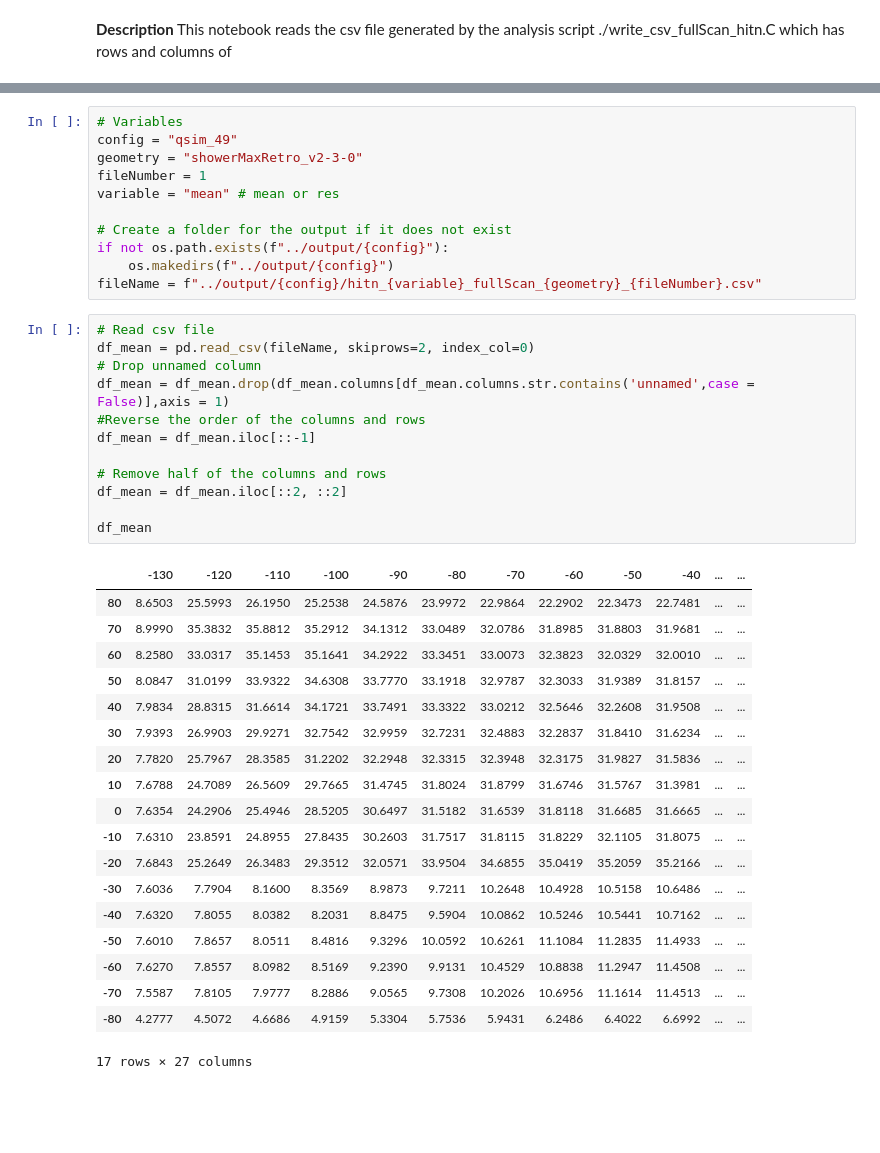
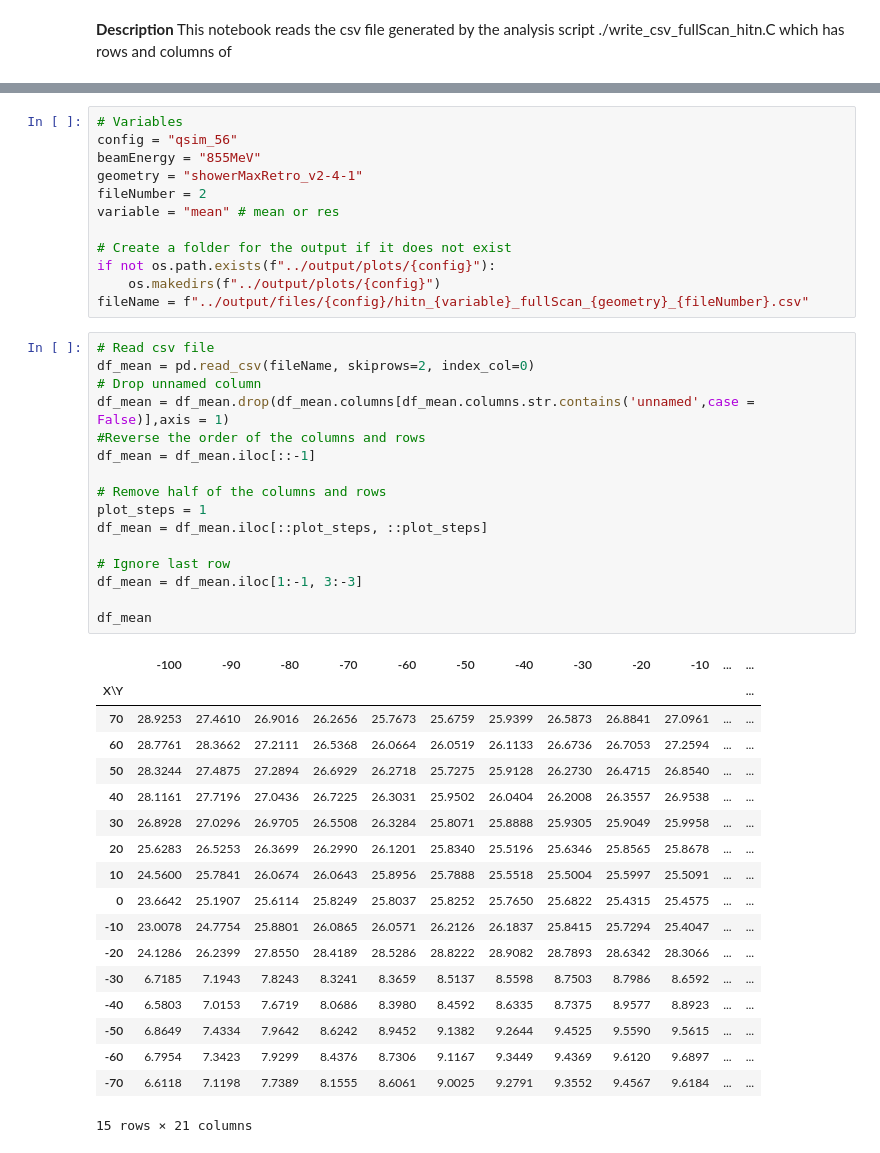
Before and after one commit to JeffersonLab/qsim-moller, a Jupyter notebook: analysis/plot_fullScan.ipynb, the cells around one changed output, grey strips where cells are left out. Saved outputs shown, nothing was run; the diff lists cells and outputs as text; blank space fills up the shorter version.

```diff
--- a/analysis/plot_fullScan.ipynb
+++ b/analysis/plot_fullScan.ipynb
@@ -12,43 +20,47 @@ import seaborn as sns
 # %%
 # Variables
-config = "qsim_49"
-geometry = "showerMaxRetro_v2-3-0"
-fileNumber = 1
+config = "qsim_56"
+beamEnergy = "855MeV"
+geometry = "showerMaxRetro_v2-4-1"
+fileNumber = 2
 variable = "mean" # mean or res
 
 # Create a folder for the output if it does not exist
-if not os.path.exists(f"../output/{config}"):
-    os.makedirs(f"../output/{config}")
-fileName = f"../output/{config}/hitn_{variable}_fullScan_{geometry}_{fileNumber}.csv"
+if not os.path.exists(f"../output/plots/{config}"):
+    os.makedirs(f"../output/plots/{config}")
+fileName = f"../output/files/{config}/hitn_{variable}_fullScan_{geometry}_{fileNumber}.csv"
 # %%
 # Read csv file
 df_mean = pd.read_csv(fileName, skiprows=2, index_col=0)
 # Drop unnamed column
 df_mean = df_mean.drop(df_mean.columns[df_mean.columns.str.contains('unnamed',case = False)],axis = 1)
 #Reverse the order of the columns and rows
 df_mean = df_mean.iloc[::-1]
 
 # Remove half of the columns and rows
-df_mean = df_mean.iloc[::2, ::2]
+plot_steps = 1
+df_mean = df_mean.iloc[::plot_steps, ::plot_steps]
+
+# Ignore last row
+df_mean = df_mean.iloc[1:-1, 3:-3]
 
 df_mean
 # %% [output]
-|  | -130 | -120 | -110 | -100 | -90 | -80 | -70 | -60 | -50 | -40 | ... | ... |
-| 80 | 8.6503 | 25.5993 | 26.1950 | 25.2538 | 24.5876 | 23.9972 | 22.9864 | 22.2902 | 22.3473 | 22.7481 | ... | ... |
-| 70 | 8.9990 | 35.3832 | 35.8812 | 35.2912 | 34.1312 | 33.0489 | 32.0786 | 31.8985 | 31.8803 | 31.9681 | ... | ... |
-| 60 | 8.2580 | 33.0317 | 35.1453 | 35.1641 | 34.2922 | 33.3451 | 33.0073 | 32.3823 | 32.0329 | 32.0010 | ... | ... |
-| 50 | 8.0847 | 31.0199 | 33.9322 | 34.6308 | 33.7770 | 33.1918 | 32.9787 | 32.3033 | 31.9389 | 31.8157 | ... | ... |
-| 40 | 7.9834 | 28.8315 | 31.6614 | 34.1721 | 33.7491 | 33.3322 | 33.0212 | 32.5646 | 32.2608 | 31.9508 | ... | ... |
-| 30 | 7.9393 | 26.9903 | 29.9271 | 32.7542 | 32.9959 | 32.7231 | 32.4883 | 32.2837 | 31.8410 | 31.6234 | ... | ... |
-| 20 | 7.7820 | 25.7967 | 28.3585 | 31.2202 | 32.2948 | 32.3315 | 32.3948 | 32.3175 | 31.9827 | 31.5836 | ... | ... |
-| 10 | 7.6788 | 24.7089 | 26.5609 | 29.7665 | 31.4745 | 31.8024 | 31.8799 | 31.6746 | 31.5767 | 31.3981 | ... | ... |
-| 0 | 7.6354 | 24.2906 | 25.4946 | 28.5205 | 30.6497 | 31.5182 | 31.6539 | 31.8118 | 31.6685 | 31.6665 | ... | ... |
-| -10 | 7.6310 | 23.8591 | 24.8955 | 27.8435 | 30.2603 | 31.7517 | 31.8115 | 31.8229 | 32.1105 | 31.8075 | ... | ... |
-| -20 | 7.6843 | 25.2649 | 26.3483 | 29.3512 | 32.0571 | 33.9504 | 34.6855 | 35.0419 | 35.2059 | 35.2166 | ... | ... |
-| -30 | 7.6036 | 7.7904 | 8.1600 | 8.3569 | 8.9873 | 9.7211 | 10.2648 | 10.4928 | 10.5158 | 10.6486 | ... | ... |
-| -40 | 7.6320 | 7.8055 | 8.0382 | 8.2031 | 8.8475 | 9.5904 | 10.0862 | 10.5246 | 10.5441 | 10.7162 | ... | ... |
-| -50 | 7.6010 | 7.8657 | 8.0511 | 8.4816 | 9.3296 | 10.0592 | 10.6261 | 11.1084 | 11.2835 | 11.4933 | ... | ... |
-| -60 | 7.6270 | 7.8557 | 8.0982 | 8.5169 | 9.2390 | 9.9131 | 10.4529 | 10.8838 | 11.2947 | 11.4508 | ... | ... |
-| -70 | 7.5587 | 7.8105 | 7.9777 | 8.2886 | 9.0565 | 9.7308 | 10.2026 | 10.6956 | 11.1614 | 11.4513 | ... | ... |
-| -80 | 4.2777 | 4.5072 | 4.6686 | 4.9159 | 5.3304 | 5.7536 | 5.9431 | 6.2486 | 6.4022 | 6.6992 | ... | ... |
+|  | -100 | -90 | -80 | -70 | -60 | -50 | -40 | -30 | -20 | -10 | ... | ... |
+| X\Y |  |  |  |  |  |  |  |  |  |  |  | ... |
+| 70 | 28.9253 | 27.4610 | 26.9016 | 26.2656 | 25.7673 | 25.6759 | 25.9399 | 26.5873 | 26.8841 | 27.0961 | ... | ... |
+| 60 | 28.7761 | 28.3662 | 27.2111 | 26.5368 | 26.0664 | 26.0519 | 26.1133 | 26.6736 | 26.7053 | 27.2594 | ... | ... |
+| 50 | 28.3244 | 27.4875 | 27.2894 | 26.6929 | 26.2718 | 25.7275 | 25.9128 | 26.2730 | 26.4715 | 26.8540 | ... | ... |
+| 40 | 28.1161 | 27.7196 | 27.0436 | 26.7225 | 26.3031 | 25.9502 | 26.0404 | 26.2008 | 26.3557 | 26.9538 | ... | ... |
+| 30 | 26.8928 | 27.0296 | 26.9705 | 26.5508 | 26.3284 | 25.8071 | 25.8888 | 25.9305 | 25.9049 | 25.9958 | ... | ... |
+| 20 | 25.6283 | 26.5253 | 26.3699 | 26.2990 | 26.1201 | 25.8340 | 25.5196 | 25.6346 | 25.8565 | 25.8678 | ... | ... |
+| 10 | 24.5600 | 25.7841 | 26.0674 | 26.0643 | 25.8956 | 25.7888 | 25.5518 | 25.5004 | 25.5997 | 25.5091 | ... | ... |
+| 0 | 23.6642 | 25.1907 | 25.6114 | 25.8249 | 25.8037 | 25.8252 | 25.7650 | 25.6822 | 25.4315 | 25.4575 | ... | ... |
+| -10 | 23.0078 | 24.7754 | 25.8801 | 26.0865 | 26.0571 | 26.2126 | 26.1837 | 25.8415 | 25.7294 | 25.4047 | ... | ... |
+| -20 | 24.1286 | 26.2399 | 27.8550 | 28.4189 | 28.5286 | 28.8222 | 28.9082 | 28.7893 | 28.6342 | 28.3066 | ... | ... |
+| -30 | 6.7185 | 7.1943 | 7.8243 | 8.3241 | 8.3659 | 8.5137 | 8.5598 | 8.7503 | 8.7986 | 8.6592 | ... | ... |
+| -40 | 6.5803 | 7.0153 | 7.6719 | 8.0686 | 8.3980 | 8.4592 | 8.6335 | 8.7375 | 8.9577 | 8.8923 | ... | ... |
+| -50 | 6.8649 | 7.4334 | 7.9642 | 8.6242 | 8.9452 | 9.1382 | 9.2644 | 9.4525 | 9.5590 | 9.5615 | ... | ... |
+| -60 | 6.7954 | 7.3423 | 7.9299 | 8.4376 | 8.7306 | 9.1167 | 9.3449 | 9.4369 | 9.6120 | 9.6897 | ... | ... |
+| -70 | 6.6118 | 7.1198 | 7.7389 | 8.1555 | 8.6061 | 9.0025 | 9.2791 | 9.3552 | 9.4567 | 9.6184 | ... | ... |
-17 rows × 27 columns
+15 rows × 21 columns
```
Also changed, not shown: parts of 6 cells of this notebook, 6 other files.
